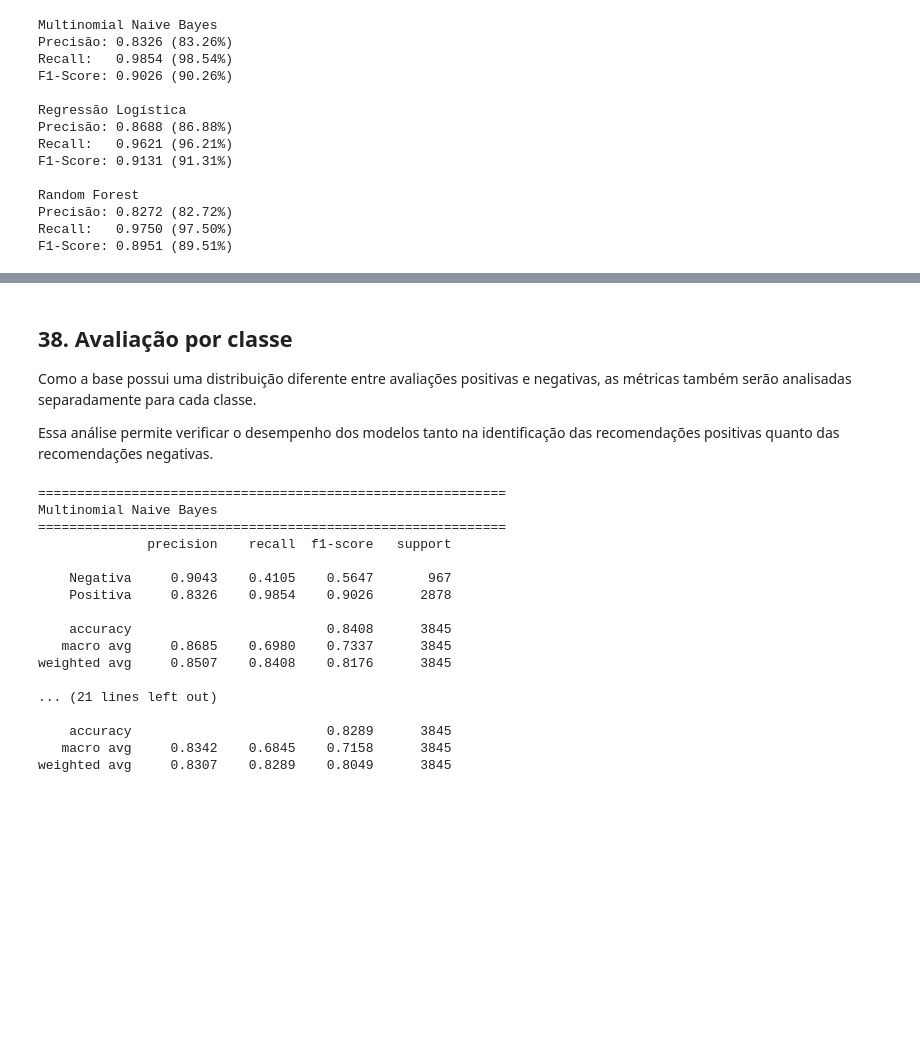
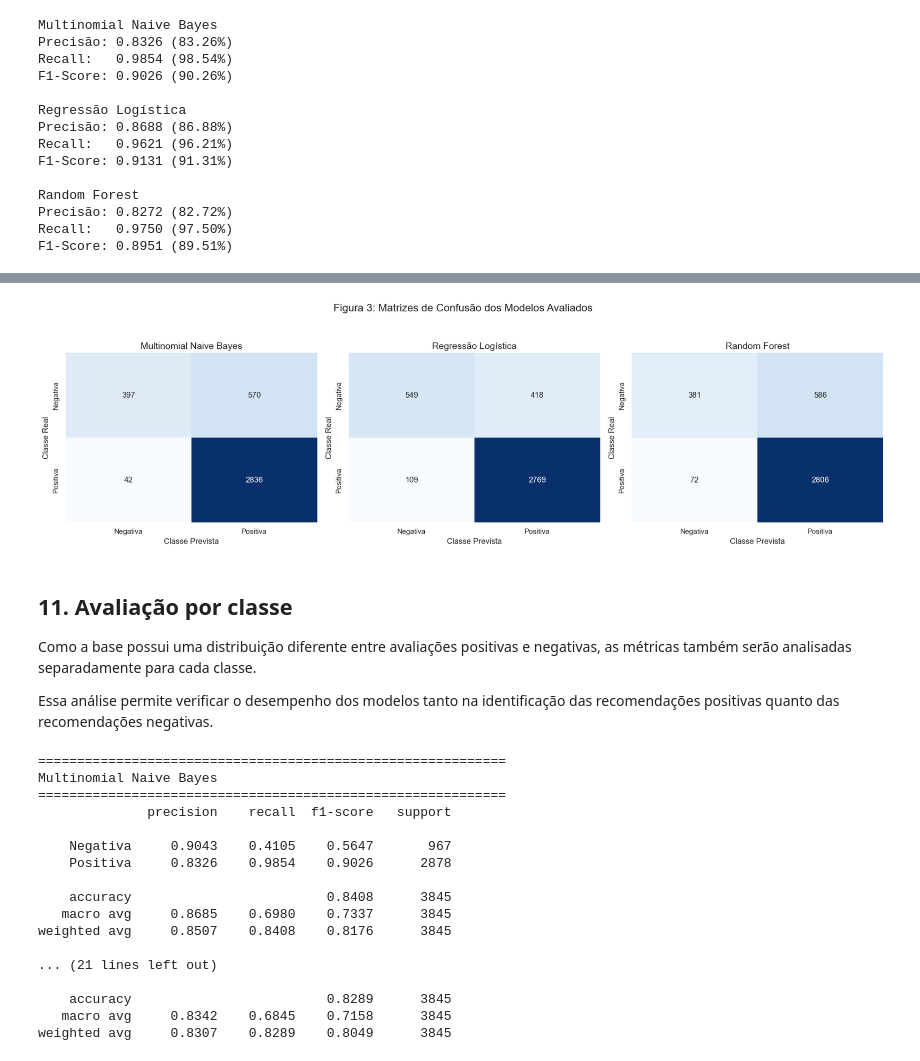
Before and after one commit to marcosaraujoCL/projeto-aplicado-II-classificacoes-avaliacoes, a Jupyter notebook: Notebooks/02_modelagem_avaliacao.ipynb, the cells around one changed output, grey strips where cells are left out. Drawn from its saved outputs; the diff is of its cells as text; code cells hidden in the pictures; blank space fills up the shorter version.

```diff
--- a/Notebooks/02_modelagem_avaliacao.ipynb
+++ b/Notebooks/02_modelagem_avaliacao.ipynb
@@ -978,10 +315,6 @@ A matriz permite identificar:
 
 Essa análise complementa as métricas anteriores, permitindo observar quais tipos de erro estão ocorrendo nas previsões.
 # %%
-from sklearn.metrics import confusion_matrix
-import matplotlib.pyplot as plt
-import seaborn as sns
-
 matrizes = {
     "Multinomial Naive Bayes": confusion_matrix(y_teste, previsoes_nb),
     "Regressão Logística": confusion_matrix(y_teste, previsoes_lr),
@@ -989,18 +322,6 @@ matrizes = {
 }
 
 for nome, matriz in matrizes.items():
-    plt.figure(figsize=(5, 4))
-    sns.heatmap(
-        matriz,
-        annot=True,
-        fmt="d",
-        cmap="Blues",
-        xticklabels=["Negativa", "Positiva"],
-        yticklabels=["Negativa", "Positiva"]
-    )
-
-    plt.title(f"Matriz de Confusão - {nome}")
-    plt.xlabel("Classe prevista")
-    plt.ylabel("Classe real")
-    plt.show()
+    print(nome)
+    print(matriz, "\n")
 # %% [output]
@@ -1010,5 +343,23 @@ for nome, matriz in matrizes.items():
+# %%
+# Figura 3: Matrizes de Confusão dos Modelos Avaliados
+fig, axes = plt.subplots(1, 3, figsize=(18, 5))
+fig.suptitle("Figura 3: Matrizes de Confusão dos Modelos Avaliados", fontsize=16, y=1.05)
+
+for i, (nome, matriz) in enumerate(matrizes.items()):
+    sns.heatmap(matriz, annot=True, fmt="d", cmap="Blues", ax=axes[i], cbar=False)
+    axes[i].set_title(nome, fontsize=14)
+    axes[i].set_xlabel("Classe Prevista", fontsize=12)
+    axes[i].set_ylabel("Classe Real", fontsize=12)
+    axes[i].set_xticklabels(["Negativa", "Positiva"])
+    axes[i].set_yticklabels(["Negativa", "Positiva"])
+
+plt.tight_layout()
+plt.savefig(PASTA_FIGURAS / "figura3_matrizes_confusao.png", dpi=300, bbox_inches="tight")
+plt.show()
+# %% [output]
+[figure, added]
 # %% [markdown]
-## 38. Avaliação por classe
+## 11. Avaliação por classe
 
 Como a base possui uma distribuição diferente entre avaliações positivas e negativas, as métricas também serão analisadas separadamente para cada classe.
 
```
Also changed, not shown: parts of 94 cells of this notebook, 2 other files.
